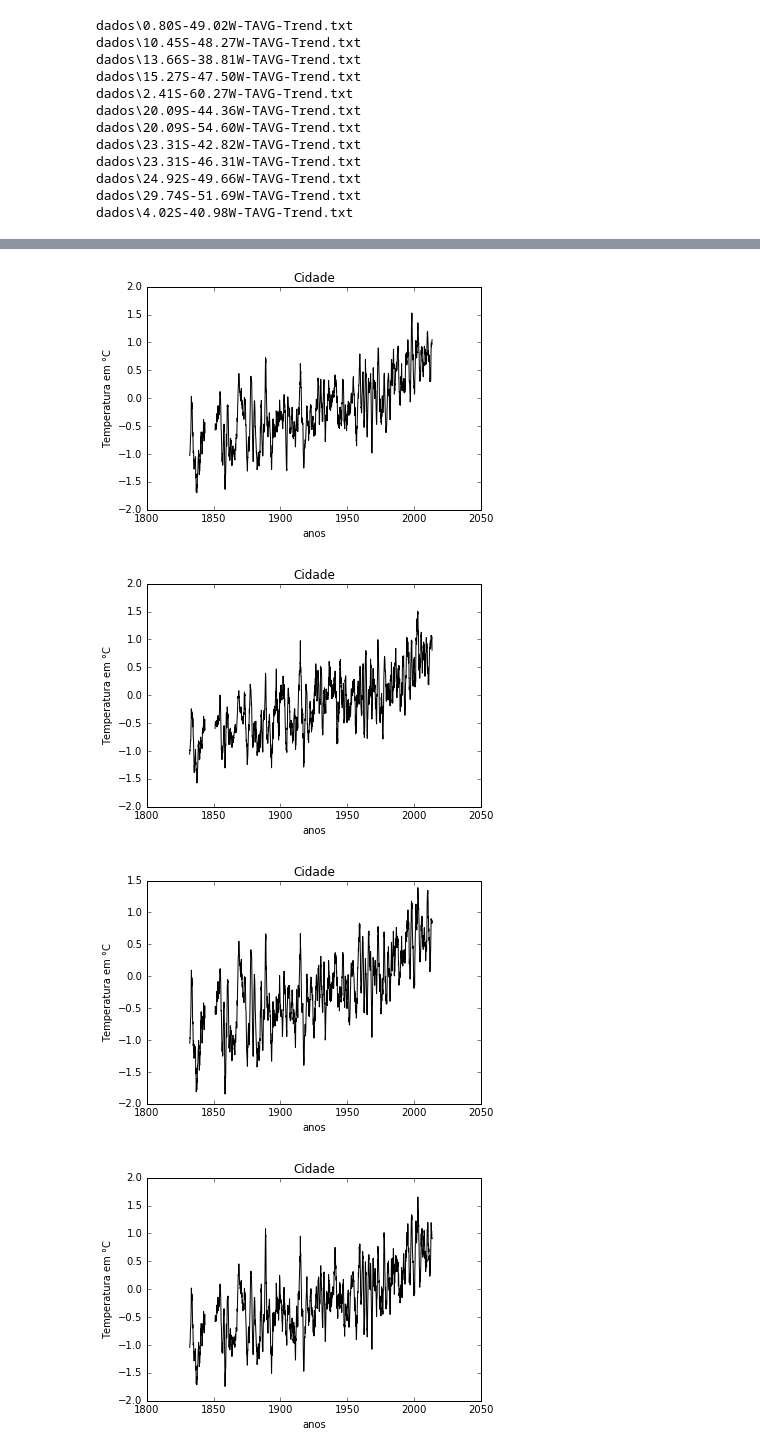
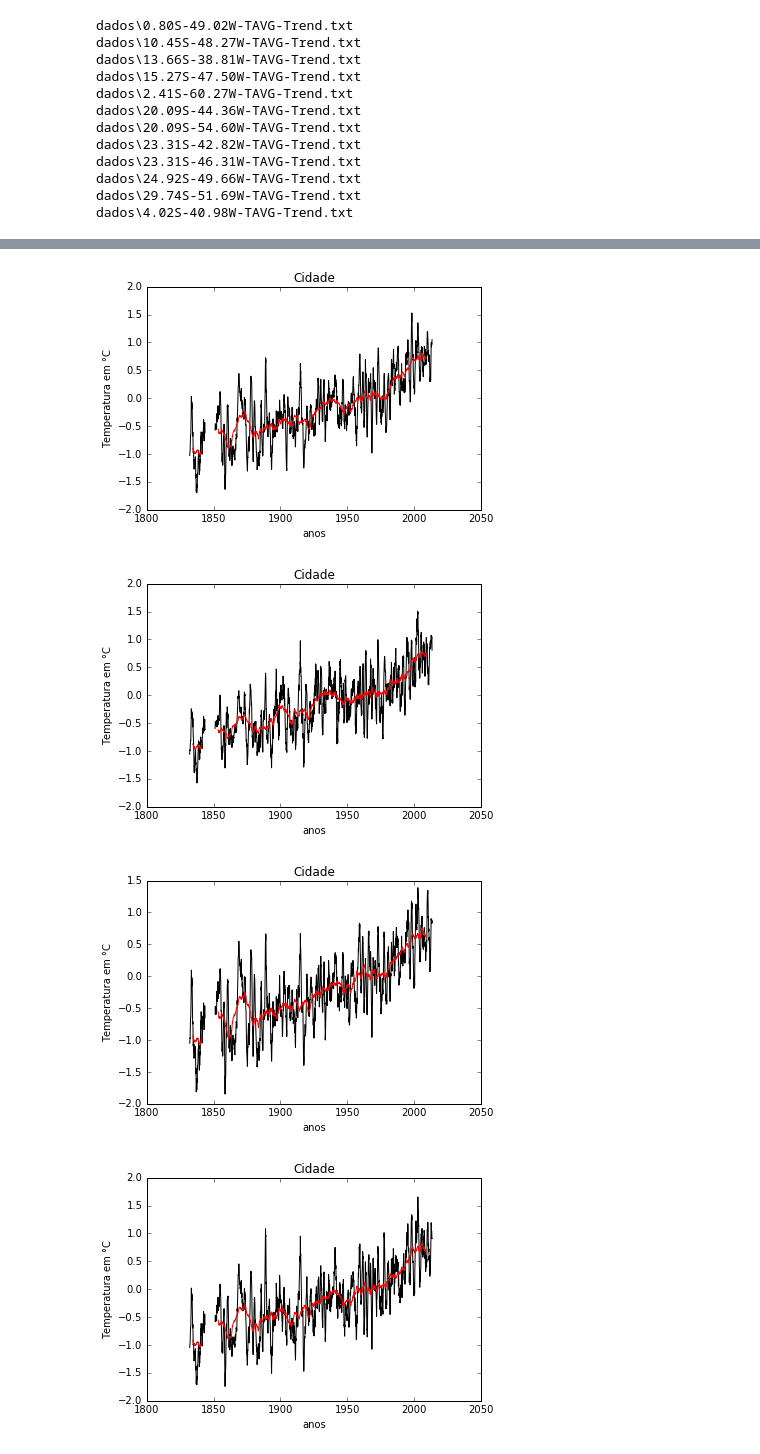
Before and after one commit to mat-esp-2016/python-2-amanda_joao_rian, a Jupyter notebook: Python2.ipynb, the cells around one changed output, grey strips where cells are left out. Saved outputs shown, nothing was run; the diff lists cells and outputs as text; code cells hidden in the pictures.

Commit message:
Fizemos a primeira parte da tarefa bônus, a anomalia de 10 anos

```diff
--- a/Python2.ipynb
+++ b/Python2.ipynb
@@ -41,9 +41,11 @@ for arquivo in arquivos:
     meses = dados[:, 1]
     ano_em_decimal = (meses-1)/12 + anos
     anomalia_anual = dados [:, 4]
+    anomalia_10_anos = dados[:, 8]
 
     plt.figure()
     plt.plot (ano_em_decimal, anomalia_anual, c = "#000000")
+    plt.plot (ano_em_decimal, anomalia_10_anos, c = '#ff0000')
     plt.xlabel ("anos")
     plt.ylabel ("Temperatura em °C")
     plt.title("Cidade")
@@ -57,4 +59,4 @@ for arquivo in arquivos:
-[figure, old version]
+[figure, new version]
-[figure, old version]
+[figure, new version]
-[figure, old version]
+[figure, new version]
-[figure, old version]
+[figure, new version]
```
Also changed, not shown: parts of 1 cell of this notebook.
